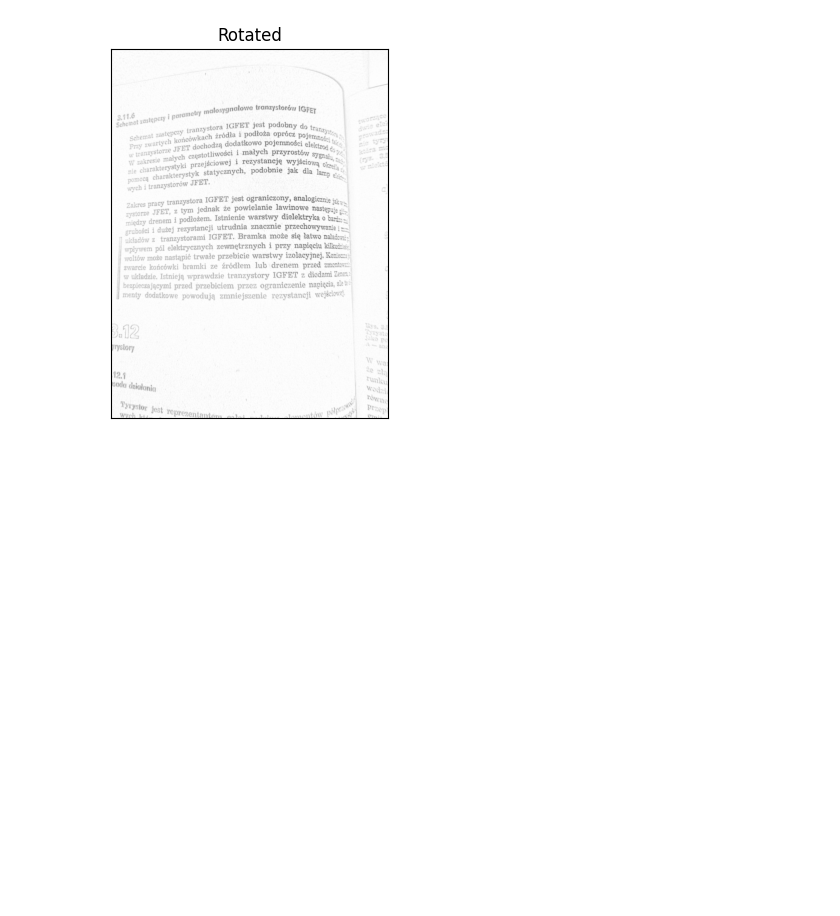
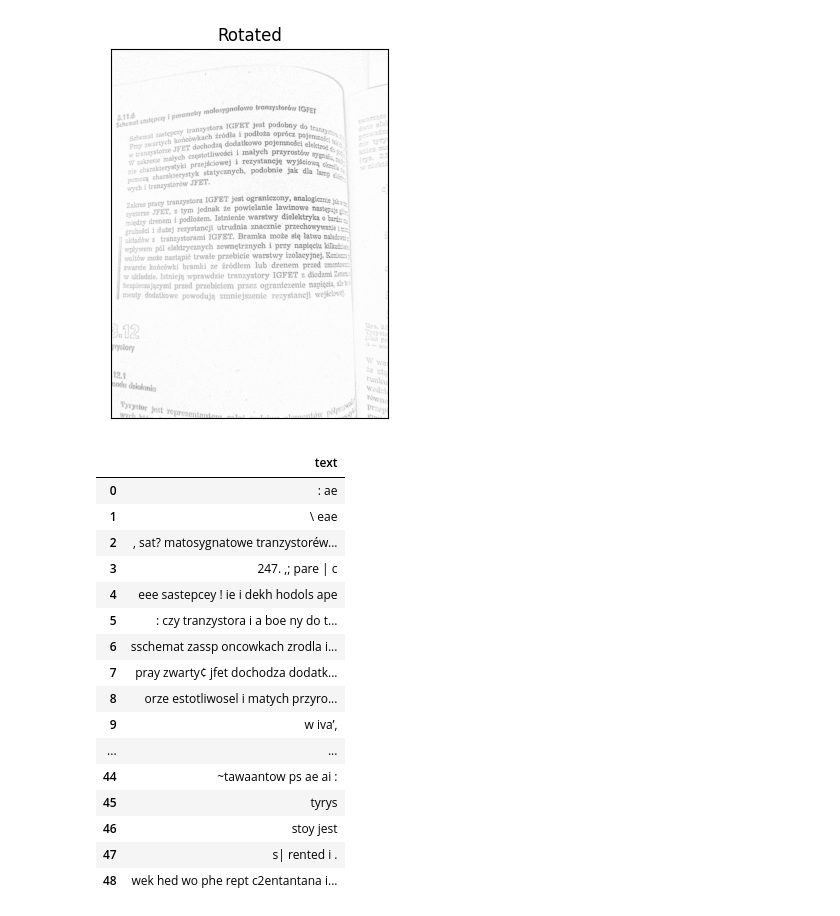
Before and after one commit to MarceliG/Receipt, a Jupyter notebook: project/src/draw_result.ipynb, the cells around one changed output. Cells and saved outputs as stored; diff of their text form; code cells hidden in the pictures; blank space fills up the shorter version.

Commit message:
convert image to text

```diff
--- a/project/src/draw_result.ipynb
+++ b/project/src/draw_result.ipynb
@@ -41,3 +43,24 @@ plt.imshow(rotated_image, cmap=plt.cm.gray)
 # %% [output]
 <matplotlib.image.AxesImage at 0x...>
 [figure]
+# %%
+text_data = get_dataFrame_text_from_image(rotated_image)
+text_data
+# %% [output]
+|  | text |
+| 0 | : ae |
+| 1 | \ eae |
+| 2 | , sat? matosygnatowe tranzystoréw... |
+| 3 | 247. ,; pare | c |
+| 4 | eee sastepcey ! ie i dekh hodols ape |
+| 5 | : czy tranzystora i a boe ny do t... |
+| 6 | sschemat zassp oncowkach zrodla i... |
+| 7 | pray zwarty¢ jfet dochodza dodatk... |
+| 8 | orze estotliwosel i matych przyro... |
+| 9 | w iva’, |
+| ... | ... |
+| 44 | ~tawaantow ps ae ai : |
+| 45 | tyrys |
+| 46 | stoy jest |
+| 47 | s| rented i . |
+| 48 | wek hed wo phe rept c2entantana i... |
```
Also changed, not shown: parts of 1 cell of this notebook, 3 other files.
